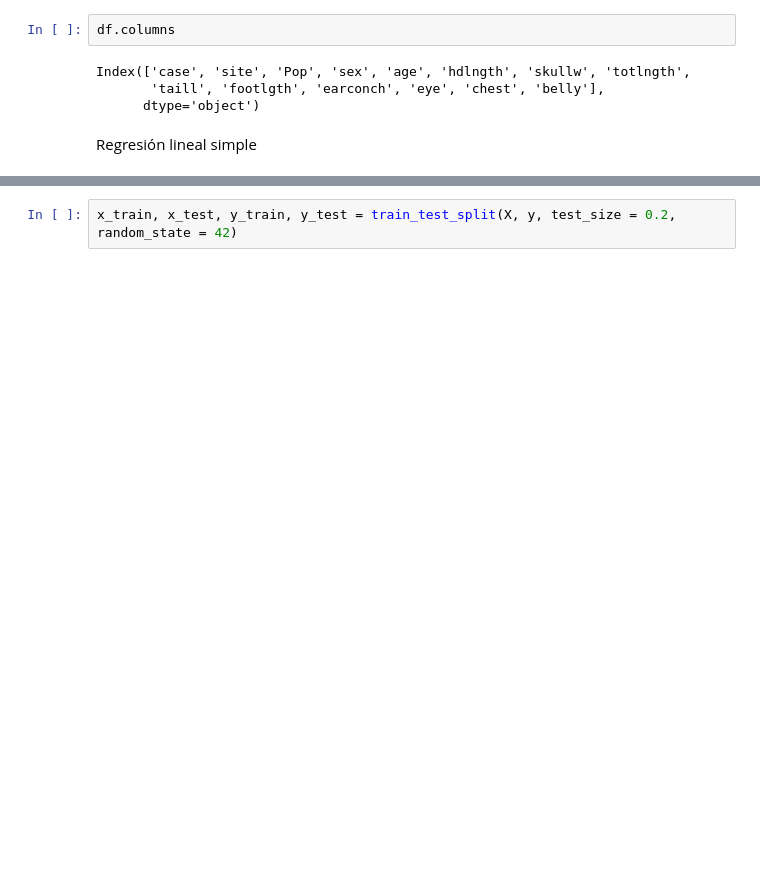
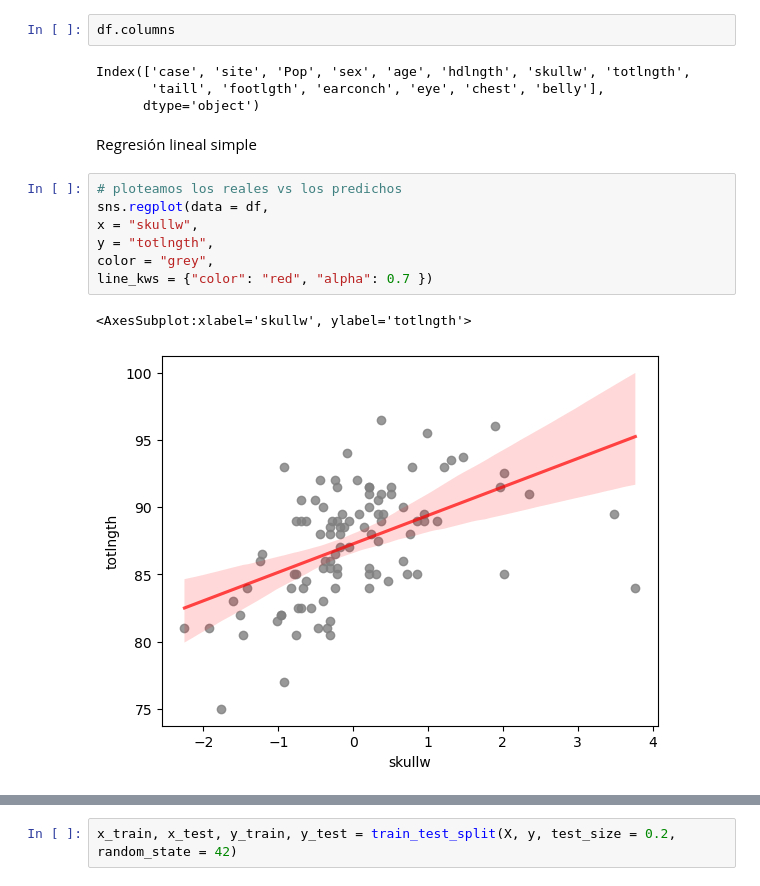
Before and after one commit to Adalab/-DA-promo-b-modulo-3-sprint-1-Maria-Ana, a Jupyter notebook: pair-programming-9-Intro-RL/pair-programming-9-intro-RL.ipynb, the cells around one changed output, grey strips where cells are left out. Drawn from its saved outputs; the diff is of its cells as text; blank space fills up the shorter version.

```diff
--- a/pair-programming-9-Intro-RL/pair-programming-9-intro-RL.ipynb
+++ b/pair-programming-9-Intro-RL/pair-programming-9-intro-RL.ipynb
@@ -56,3 +72,13 @@ Index(['case', 'site', 'Pop', 'sex', 'age', 'hdlngth', 'skullw', 'totlngth',
       dtype='object')
 # %% [markdown]
 Regresión lineal simple
+# %%
+# ploteamos los reales vs los predichos
+sns.regplot(data = df,
+x = "skullw",
+y = "totlngth",
+color = "grey",
+line_kws = {"color": "red", "alpha": 0.7 })
+# %% [output]
+<AxesSubplot:xlabel='skullw', ylabel='totlngth'>
+[figure, added]
```
Also changed, not shown: parts of 29 cells of this notebook, 1 other file.
